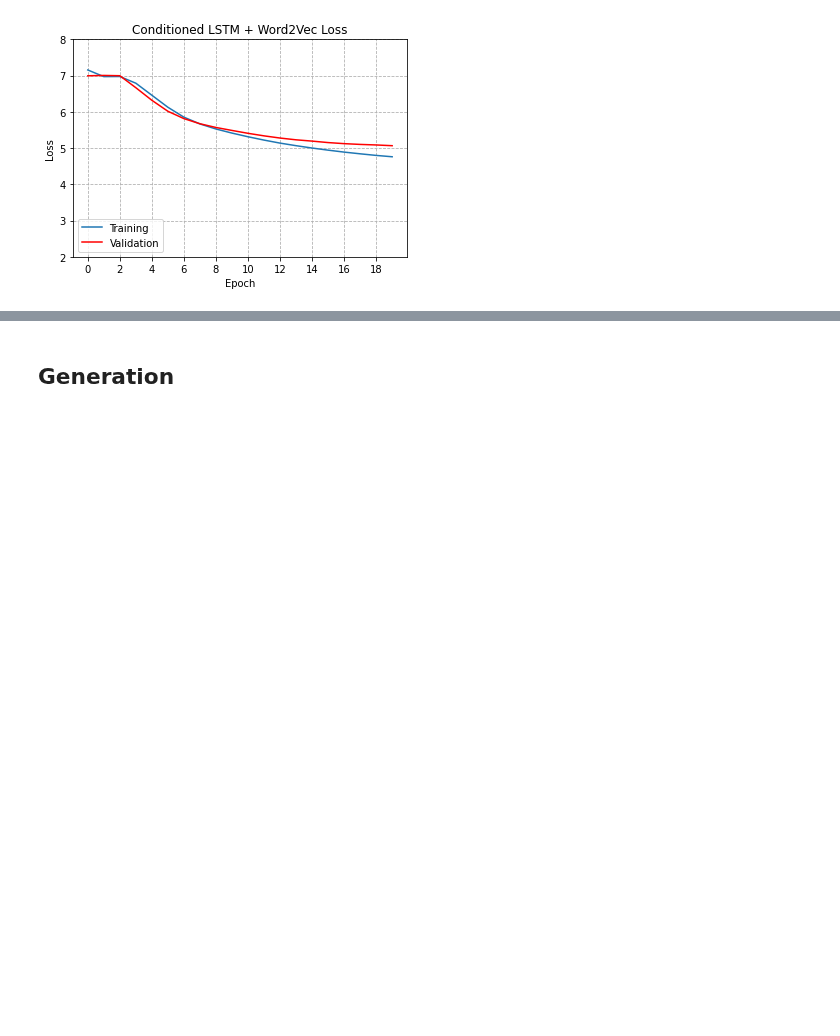
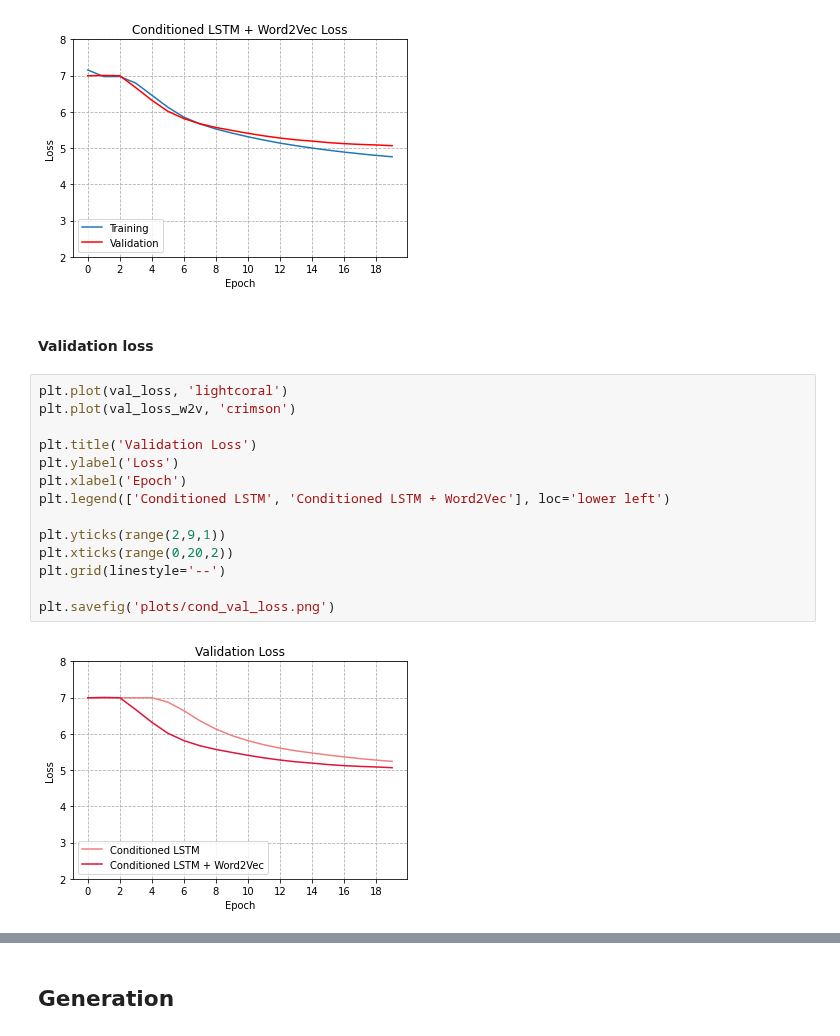
Before and after one commit to giuseppebaldini/paper-abstract-generator, a Jupyter notebook: model.ipynb, the cells around one changed output, grey strips where cells are left out. Saved outputs shown, nothing was run; the diff lists cells and outputs as text; blank space fills up the shorter version.

Commit message:
Plots

```diff
--- a/model.ipynb
+++ b/model.ipynb
@@ -533,3 +518,21 @@ plt.grid(linestyle='--')
 plt.savefig('plots/cond_lstm_w2v_loss.png')
 # %% [output]
 [figure]
+# %% [markdown]
+#### Validation loss
+# %%
+plt.plot(val_loss, 'lightcoral')
+plt.plot(val_loss_w2v, 'crimson')
+
+plt.title('Validation Loss')
+plt.ylabel('Loss')
+plt.xlabel('Epoch')
+plt.legend(['Conditioned LSTM', 'Conditioned LSTM + Word2Vec'], loc='lower left')
+
+plt.yticks(range(2,9,1))
+plt.xticks(range(0,20,2))
+plt.grid(linestyle='--')
+
+plt.savefig('plots/cond_val_loss.png')
+# %% [output]
+[figure, added]
```
Also changed, not shown: parts of 7 cells of this notebook.
